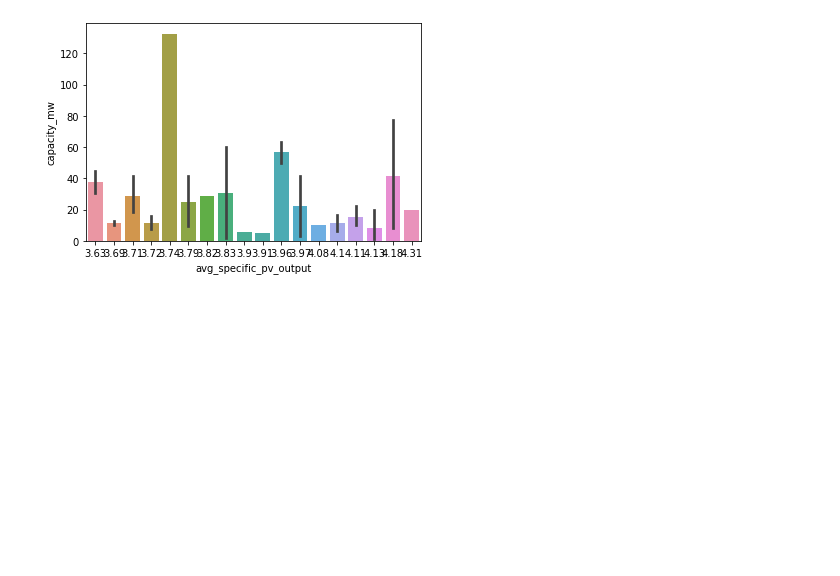
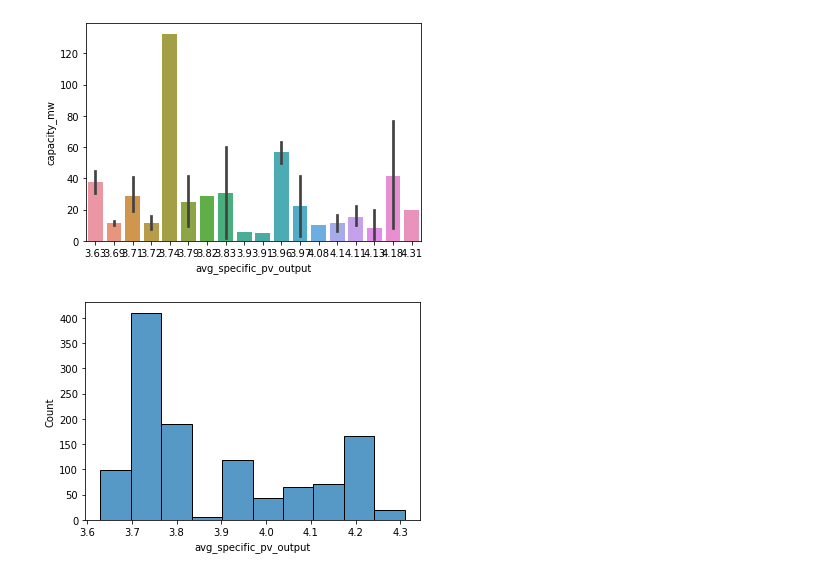
Before and after one commit to RaynorChavez/Solar-Wind-Energy-Analysis-Philippines, a Jupyter notebook: test.ipynb, the cells around one changed output. Cells and saved outputs as stored; diff of their text form; code cells hidden in the pictures; blank space fills up the shorter version.

```diff
--- a/test.ipynb
+++ b/test.ipynb
@@ -146,3 +159,7 @@ b = sns.histplot(data=powerplants, x=variable_solar, bins=5)
 ax = sns.barplot(x=variable_solar, y="capacity_mw", data=powerplants)
 # %% [output]
 [figure]
+# %%
+ax = sns.histplot(x=variable_solar, weights="capacity_mw", data=powerplants, bins=10)
+# %% [output]
+[figure, added]
```
Also changed, not shown: parts of 11 cells of this notebook, 8 other files.
